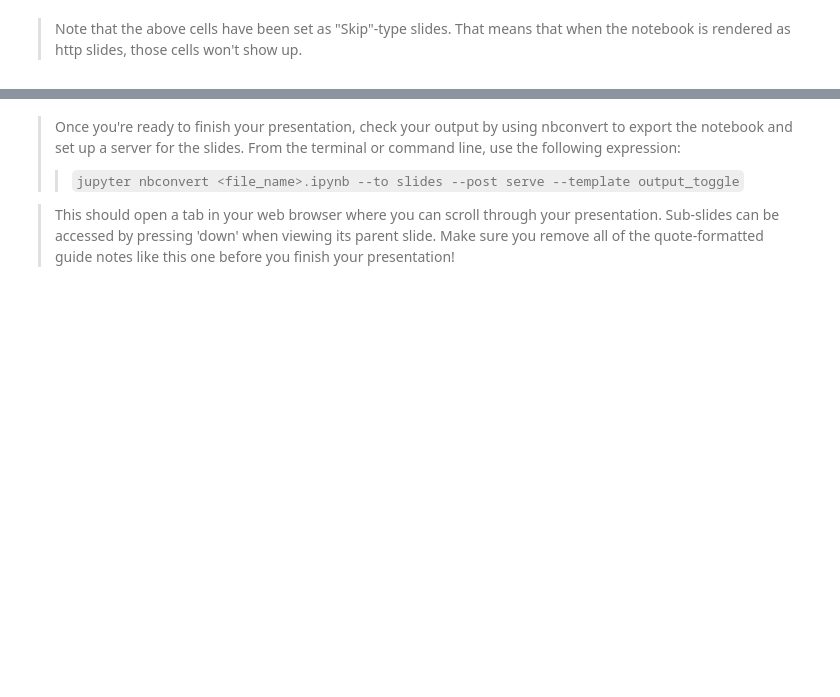
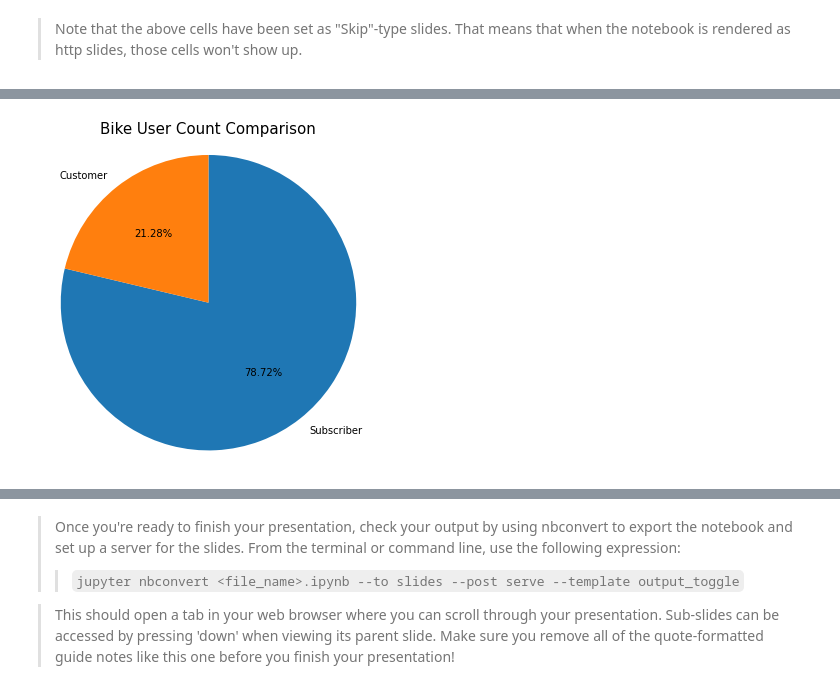
Before and after one commit to adipurnamk/Ford-GoBike-System-Data, a Jupyter notebook: slide_deck_template.ipynb, the cells around one changed output, grey strips where cells are left out. Saved outputs shown, nothing was run; the diff lists cells and outputs as text; code cells hidden in the pictures; blank space fills up the shorter version.

```diff
--- a/slide_deck_template.ipynb
+++ b/slide_deck_template.ipynb
@@ -23,3 +46,5 @@ import warnings
 warnings.simplefilter("ignore")
 # %%
 # load in the dataset into a pandas dataframe
+df_2017_clean = pd.read_csv('df_2017_clean.csv')
+df_2017_clean
@@ -40,0 +74,10 @@ but feel free to add more if you'd like!
+# %%
+# Show user type by it's percentage
+plt.figure(figsize=(10,6))
+sorted_counts = df_2017_clean['user_type'].value_counts()
+plt.pie(sorted_counts, labels = sorted_counts.index, startangle = 90,
+        counterclock = False, autopct='%1.2f%%');
+plt.axis('square')
+plt.title('Bike User Count Comparison', fontsize=15);
+# %% [output]
+[figure, added]
```
Also changed, not shown: parts of 31 cells of this notebook.
